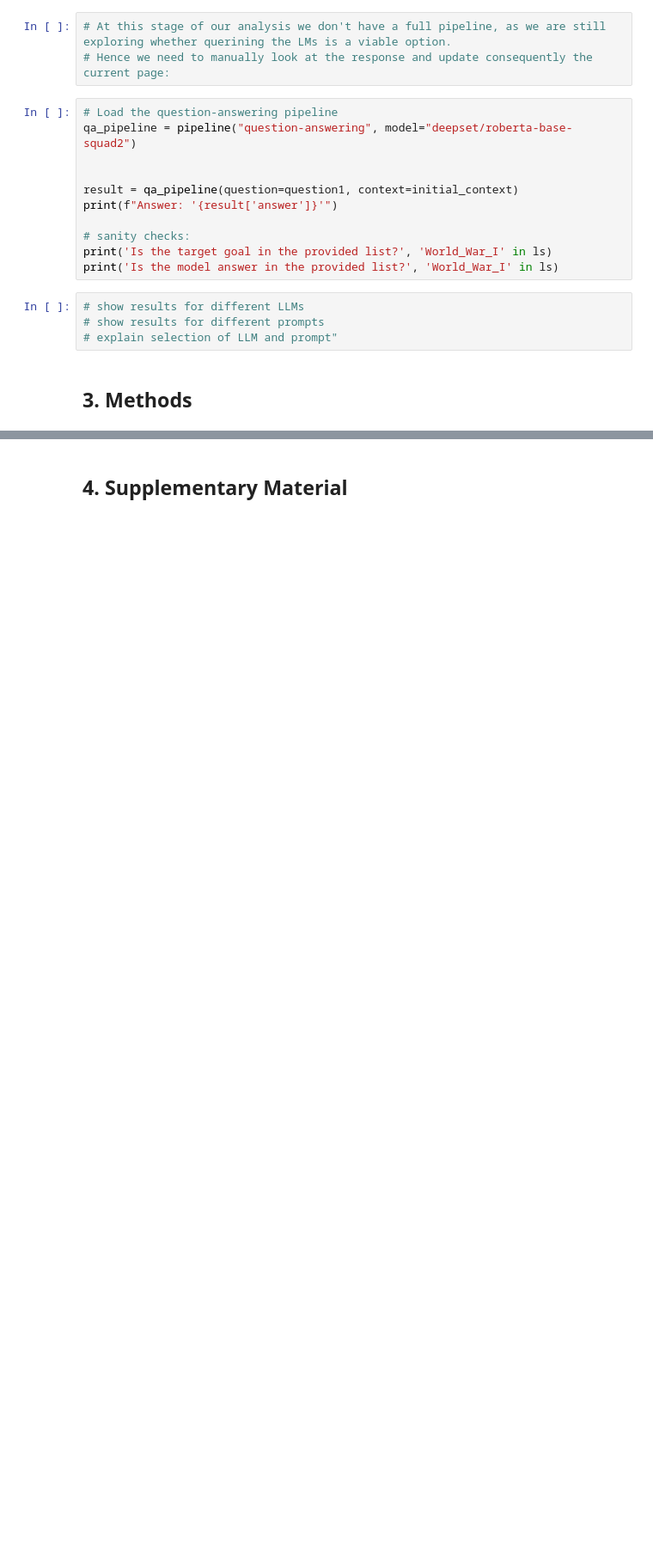
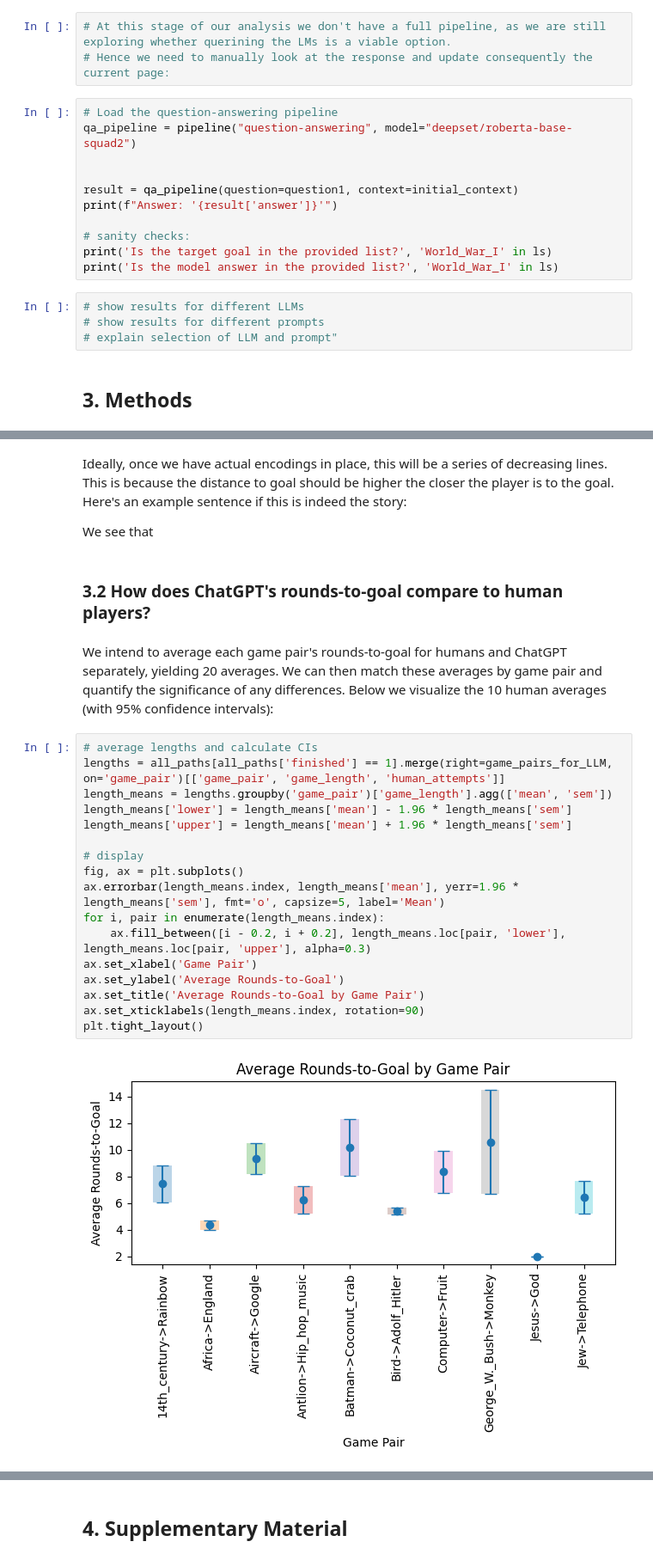
Before and after one commit to epfl-ada/ada-2023-project-klech, a Jupyter notebook: analysis.ipynb, the cells around one changed output, grey strips where cells are left out. Shown at 86% size. Drawn from its saved outputs; the diff is of its cells as text; blank space fills up the shorter version.

```diff
--- a/analysis.ipynb
+++ b/analysis.ipynb
@@ -696,0 +555,27 @@ for game_degree in [3, 4, 5, 6, 7]:
+# %% [markdown]
+Ideally, once we have actual encodings in place, this will be a series of decreasing lines. This is because the distance to goal should be higher the closer the player is to the goal. Here's an example sentence if this is indeed the story:
+
+We see that
+# %% [markdown]
+### 3.2 How does ChatGPT's rounds-to-goal compare to human players?
+# %% [markdown]
+We intend to average each game pair's rounds-to-goal for humans and ChatGPT separately, yielding 20 averages. We can then match these averages by game pair and quantify the significance of any differences. Below we visualize the 10 human averages (with 95% confidence intervals):
+# %%
+# average lengths and calculate CIs
+lengths = all_paths[all_paths['finished'] == 1].merge(right=game_pairs_for_LLM, on='game_pair')[['game_pair', 'game_length', 'human_attempts']]
+length_means = lengths.groupby('game_pair')['game_length'].agg(['mean', 'sem'])
+length_means['lower'] = length_means['mean'] - 1.96 * length_means['sem']
+length_means['upper'] = length_means['mean'] + 1.96 * length_means['sem']
+
+# display
+fig, ax = plt.subplots()
+ax.errorbar(length_means.index, length_means['mean'], yerr=1.96 * length_means['sem'], fmt='o', capsize=5, label='Mean')
+for i, pair in enumerate(length_means.index):
+    ax.fill_between([i - 0.2, i + 0.2], length_means.loc[pair, 'lower'], length_means.loc[pair, 'upper'], alpha=0.3)
+ax.set_xlabel('Game Pair')
+ax.set_ylabel('Average Rounds-to-Goal')
+ax.set_title('Average Rounds-to-Goal by Game Pair')
+ax.set_xticklabels(length_means.index, rotation=90)
+plt.tight_layout()
+# %% [output]
+[figure, added]
```
Also changed, not shown: parts of 43 cells of this notebook, 1 other file.
